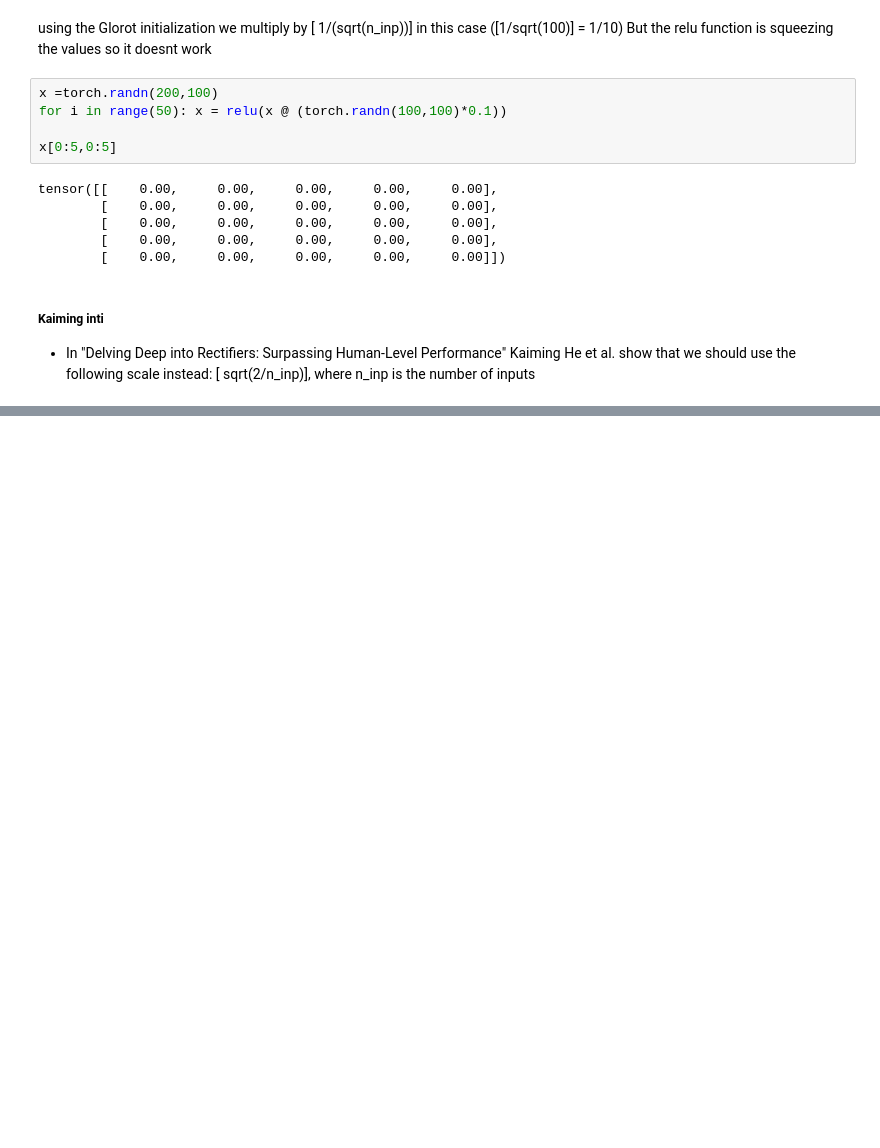
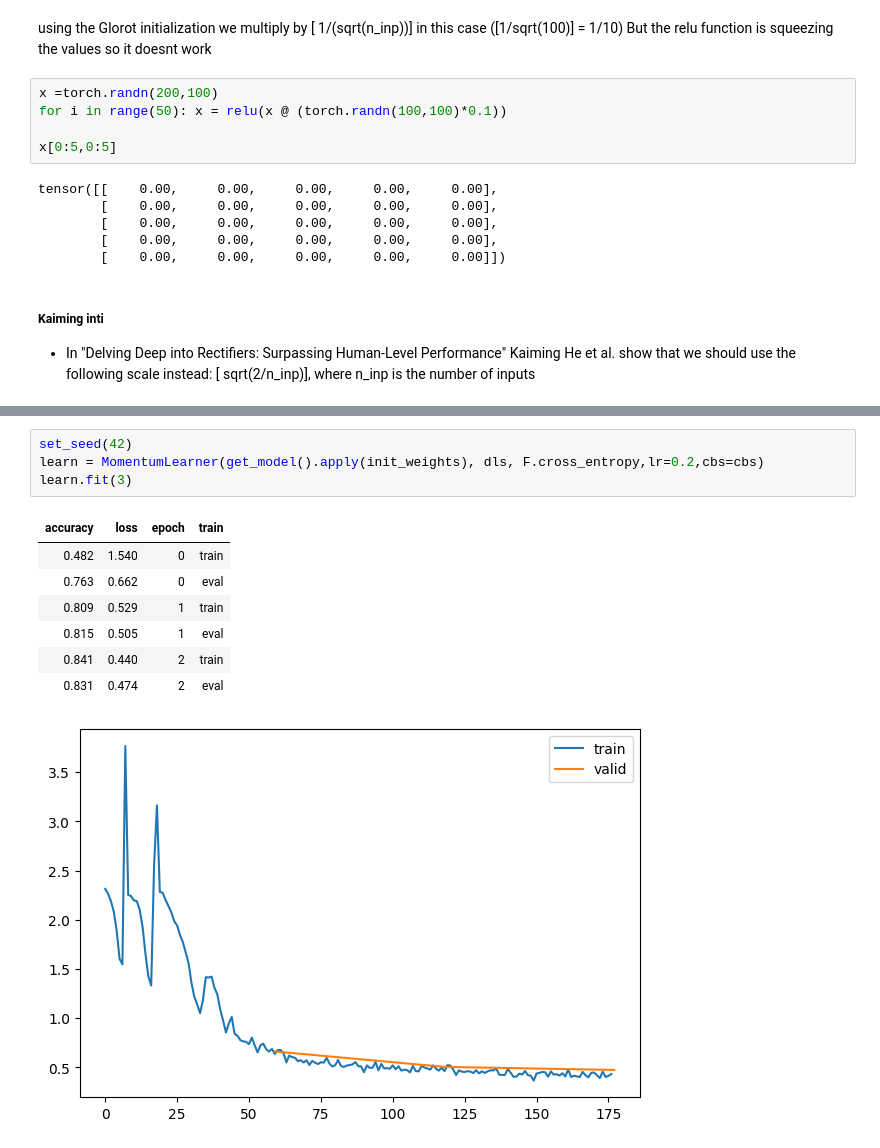
Before and after one commit to mtm-007/Deep-Learing-from-the-foundation-and-GEN_AI, a Jupyter notebook: initializing.ipynb, the cells around one changed output, grey strips where cells are left out. Drawn from its saved outputs; the diff is of its cells as text; blank space fills up the shorter version.

```diff
--- a/initializing.ipynb
+++ b/initializing.ipynb
@@ -280,0 +340,13 @@ tensor([[0.00, 1.03, 0.00, 0.00, 0.79],
+# %%
+set_seed(42)
+learn = MomentumLearner(get_model().apply(init_weights), dls, F.cross_entropy,lr=0.2,cbs=cbs)
+learn.fit(3)
+# %% [output]
+| accuracy | loss | epoch | train |
+| 0.482 | 1.540 | 0 | train |
+| 0.763 | 0.662 | 0 | eval |
+| 0.809 | 0.529 | 1 | train |
+| 0.815 | 0.505 | 1 | eval |
+| 0.841 | 0.440 | 2 | train |
+| 0.831 | 0.474 | 2 | eval |
+[figure, added]
```
Also changed, not shown: parts of 29 cells of this notebook.
